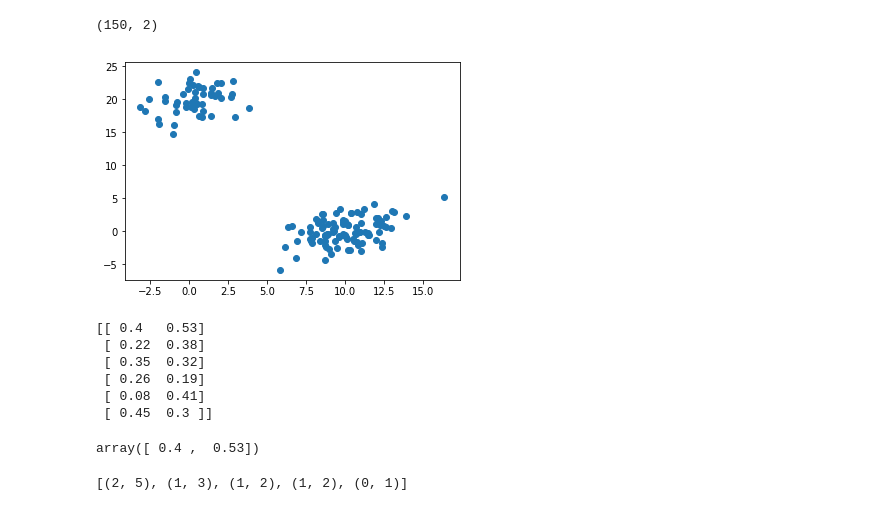
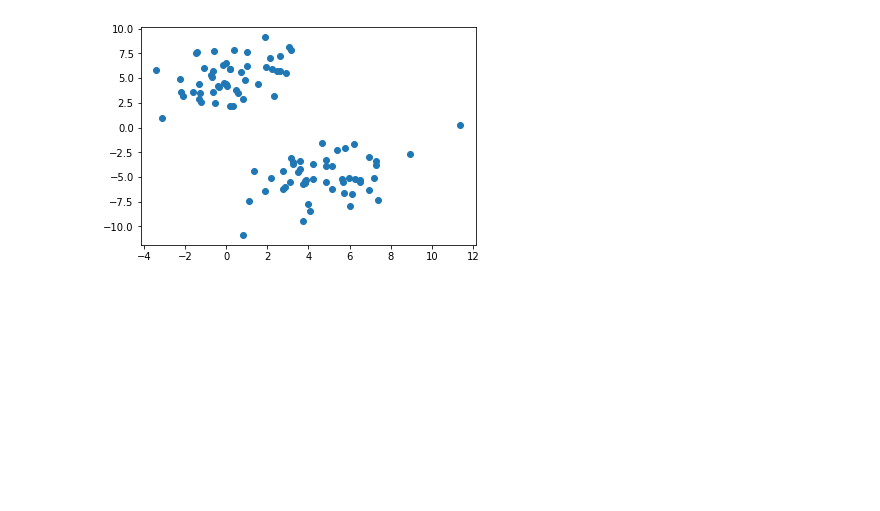
Before and after one commit to devmessias/Artificial-and-Natural-Vision, a Jupyter notebook: hierarquico.ipynb, the cells around one changed output. Cells and saved outputs as stored; diff of their text form; code cells hidden in the pictures; blank space fills up the shorter version.

```diff
--- a/hierarquico.ipynb
+++ b/hierarquico.ipynb
@@ -23,22 +177,9 @@ from sklearn.metrics.pairwise import pairwise_distances
 # %%
 np.random.seed(4711)  # for repeatability of this tutorial
-a = np.random.multivariate_normal([10, 0], [[3, 1], [1, 4]], size=[100,])
-b = np.random.multivariate_normal([0, 20], [[3, 1], [1, 4]], size=[50,])
+a = np.random.multivariate_normal([5, -5], [[3, 1], [1, 4]], size=[50,])
+b = np.random.multivariate_normal([0, 5], [[3, 1], [1, 4]], size=[50,])
 X = np.concatenate((a, b),)
-print(X.shape)  # 150 samples with 2 dimensions
 plt.scatter(X[:,0], X[:,1])
 plt.show()
 # %% [output]
-(150, 2)
-[figure, old version]
+[figure, new version]
-# %%
-X = np.array([0.40,0.53,0.22,0.38,0.35,0.32,0.26,0.19,0.08,0.41,0.45,0.30]).reshape(6,2)
-print(X)
-D=2
-# %% [output]
-[[ 0.4   0.53]
- [ 0.22  0.38]
- [ 0.35  0.32]
- [ 0.26  0.19]
- [ 0.08  0.41]
- [ 0.45  0.3 ]]
@@ -58,4 +185,0 @@ def get_dist(instance1, instance2):
-# %%
-cs  = [Cluster(pos) for pos in X]
-# %% [output]
-array([ 0.4 ,  0.53])
@@ -83,4 +185,0 @@ while len(x0)>1:
-# %%
-cs
-# %% [output]
-[(2, 5), (1, 3), (1, 2), (1, 2), (0, 1)]
```
Also changed, not shown: parts of 24 cells of this notebook.
